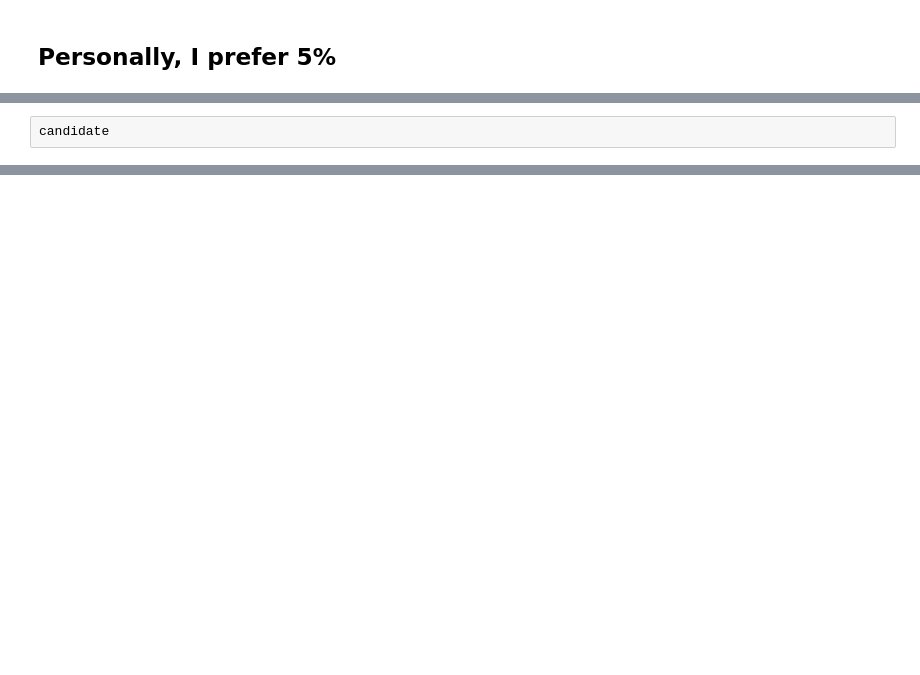
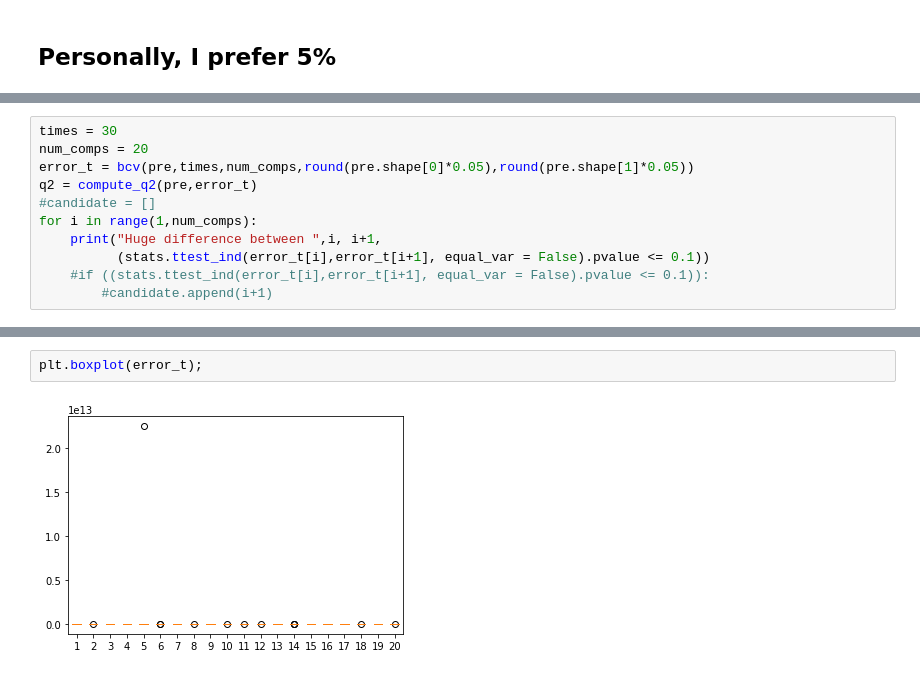
Before and after one commit to Tianyu9748/bcv, a Jupyter notebook: try_bcv.ipynb, the cells around one changed output, grey strips where cells are left out. Drawn from its saved outputs; the diff is of its cells as text; blank space fills up the shorter version.

```diff
--- a/try_bcv.ipynb
+++ b/try_bcv.ipynb
@@ -330,3 +190,12 @@ Meaningful component between  19 20 True
 # %%
-candidate
+times = 30
+num_comps = 20
+error_t = bcv(pre,times,num_comps,round(pre.shape[0]*0.05),round(pre.shape[1]*0.05))
+q2 = compute_q2(pre,error_t)
+#candidate = []
+for i in range(1,num_comps):
+    print("Huge difference between ",i, i+1,
+          (stats.ttest_ind(error_t[i],error_t[i+1], equal_var = False).pvalue <= 0.1))
+    #if ((stats.ttest_ind(error_t[i],error_t[i+1], equal_var = False).pvalue <= 0.1)):
+        #candidate.append(i+1)
 # %% [output]
@@ -333,0 +221,4 @@ candidate
+# %%
+plt.boxplot(error_t);
+# %% [output]
+[figure, added]
```
Also changed, not shown: parts of 34 cells of this notebook, 2 other files.
